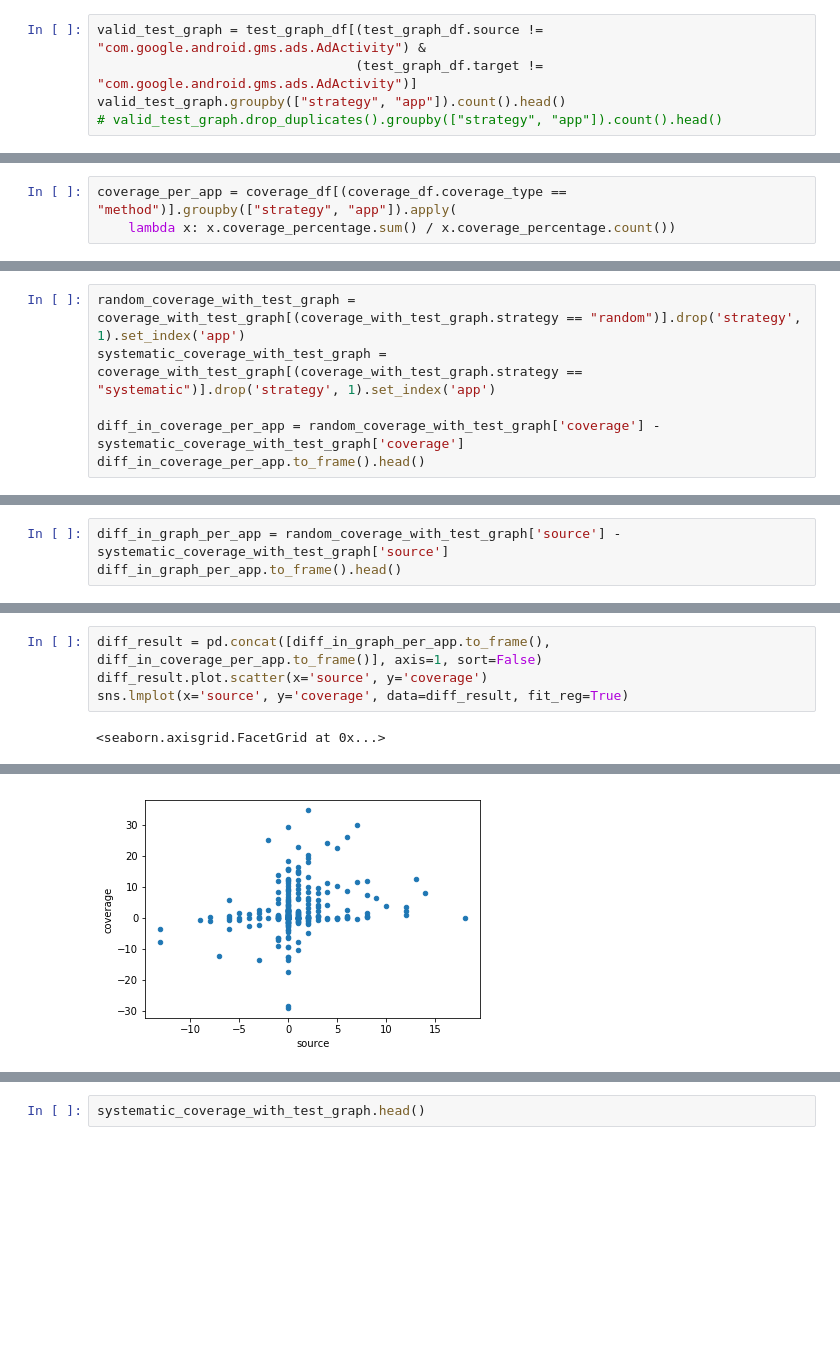
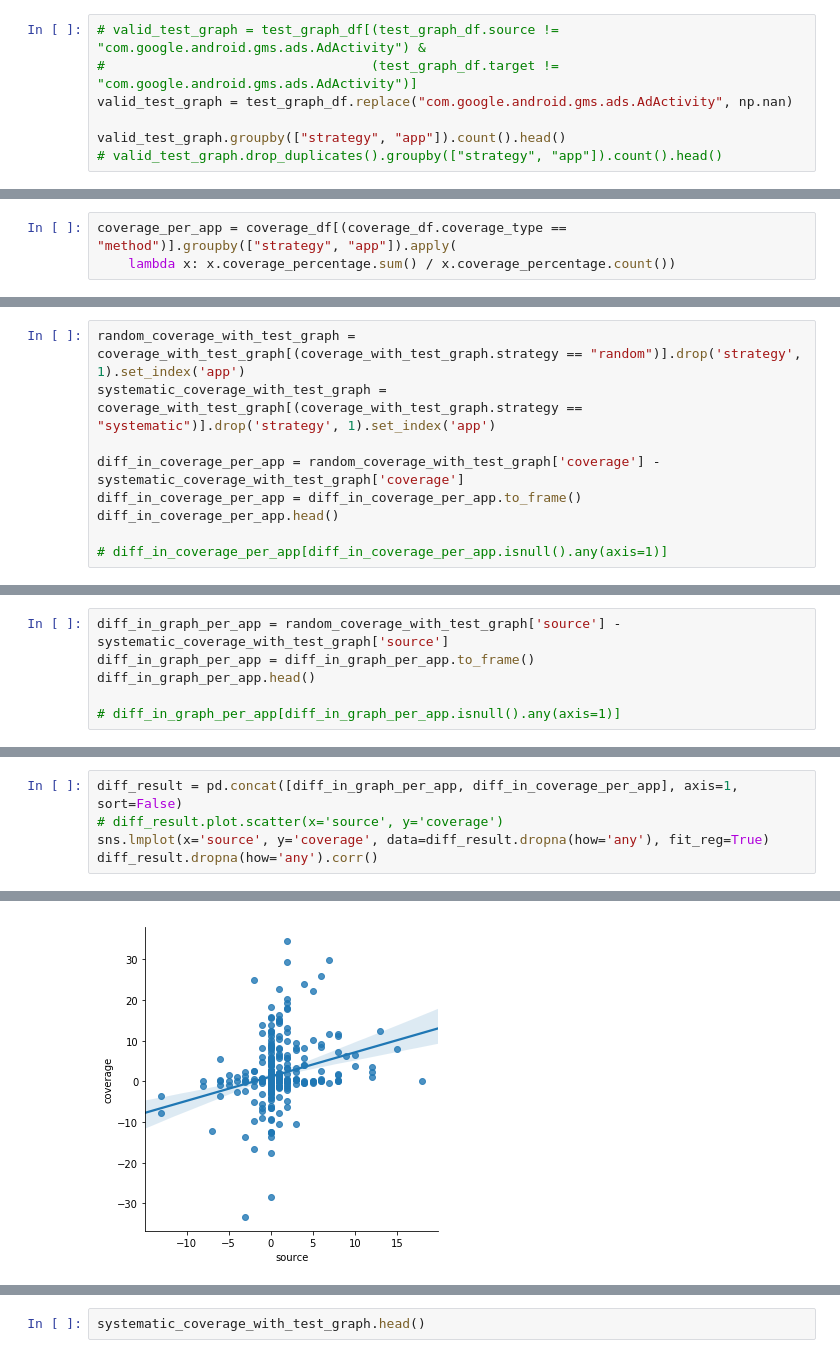
Before and after one commit to sangamk/IncubatorDataAnalyser, a Jupyter notebook: notebooks/GraphCoverage.ipynb, the cells around one changed output, grey strips where cells are left out. Cells and saved outputs as stored; diff of their text form; blank space fills up the shorter version.

```diff
--- a/notebooks/GraphCoverage.ipynb
+++ b/notebooks/GraphCoverage.ipynb
@@ -43,8 +50,10 @@ test_graph_df.groupby(["strategy", "app"]).count().head()
 |  | asp.aniemo.pack6.ext | 1 | 0 | 0 | 0 | 0 |
 |  | bestfreelivewallpapers.funny_phot... | 1 | 0 | 0 | 0 | 0 |
 # %%
-valid_test_graph = test_graph_df[(test_graph_df.source != "com.google.android.gms.ads.AdActivity") &
-                                 (test_graph_df.target != "com.google.android.gms.ads.AdActivity")]
+# valid_test_graph = test_graph_df[(test_graph_df.source != "com.google.android.gms.ads.AdActivity") &
+#                                  (test_graph_df.target != "com.google.android.gms.ads.AdActivity")]
+valid_test_graph = test_graph_df.replace("com.google.android.gms.ads.AdActivity", np.nan)
+
 valid_test_graph.groupby(["strategy", "app"]).count().head()
 # valid_test_graph.drop_duplicates().groupby(["strategy", "app"]).count().head()
 # %% [output]
@@ -125,7 +134,10 @@ random_coverage_with_test_graph = coverage_with_test_graph[(coverage_with_test_g
 systematic_coverage_with_test_graph = coverage_with_test_graph[(coverage_with_test_graph.strategy == "systematic")].drop('strategy', 1).set_index('app')
 
 diff_in_coverage_per_app = random_coverage_with_test_graph['coverage'] - systematic_coverage_with_test_graph['coverage']
-diff_in_coverage_per_app.to_frame().head()
+diff_in_coverage_per_app = diff_in_coverage_per_app.to_frame()
+diff_in_coverage_per_app.head()
+
+# diff_in_coverage_per_app[diff_in_coverage_per_app.isnull().any(axis=1)]
 # %% [output]
 |  | coverage |
 | app |  |
@@ -136,7 +148,10 @@ diff_in_coverage_per_app.to_frame().head()
 | bestfreelivewallpapers.funny_phot... | 2.185527 |
 # %%
 diff_in_graph_per_app = random_coverage_with_test_graph['source'] - systematic_coverage_with_test_graph['source']
-diff_in_graph_per_app.to_frame().head()
+diff_in_graph_per_app = diff_in_graph_per_app.to_frame()
+diff_in_graph_per_app.head()
+
+# diff_in_graph_per_app[diff_in_graph_per_app.isnull().any(axis=1)]
 # %% [output]
 |  | source |
 | app |  |
@@ -148,6 +163,6 @@ diff_in_graph_per_app.to_frame().head()
 # %%
-diff_result = pd.concat([diff_in_graph_per_app.to_frame(), diff_in_coverage_per_app.to_frame()], axis=1, sort=False)
-diff_result.plot.scatter(x='source', y='coverage')
-sns.lmplot(x='source', y='coverage', data=diff_result, fit_reg=True)
+diff_result = pd.concat([diff_in_graph_per_app, diff_in_coverage_per_app], axis=1, sort=False)
+# diff_result.plot.scatter(x='source', y='coverage')
+sns.lmplot(x='source', y='coverage', data=diff_result.dropna(how='any'), fit_reg=True)
+diff_result.dropna(how='any').corr()
 # %% [output]
-<seaborn.axisgrid.FacetGrid at 0x...>
@@ -154 +172 @@ sns.lmplot(x='source', y='coverage', data=diff_result, fit_reg=True)
-[figure, old version]
+[figure, new version]
```
Also changed, not shown: parts of 24 cells of this notebook, 5 other files.
